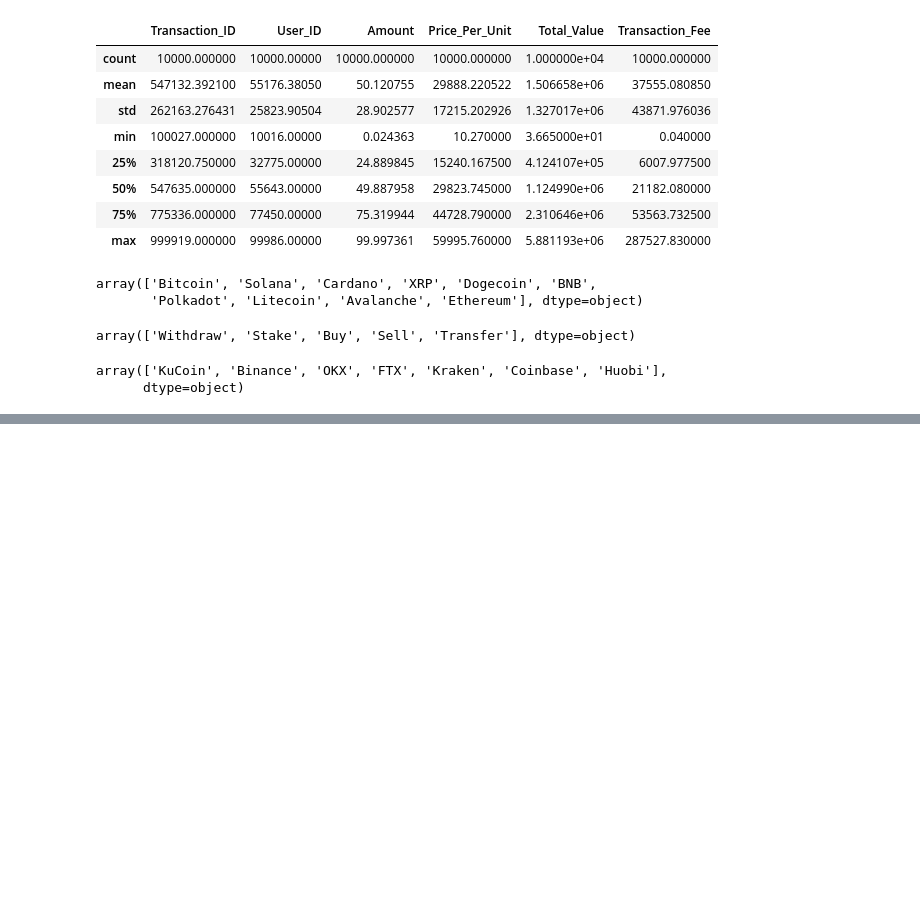
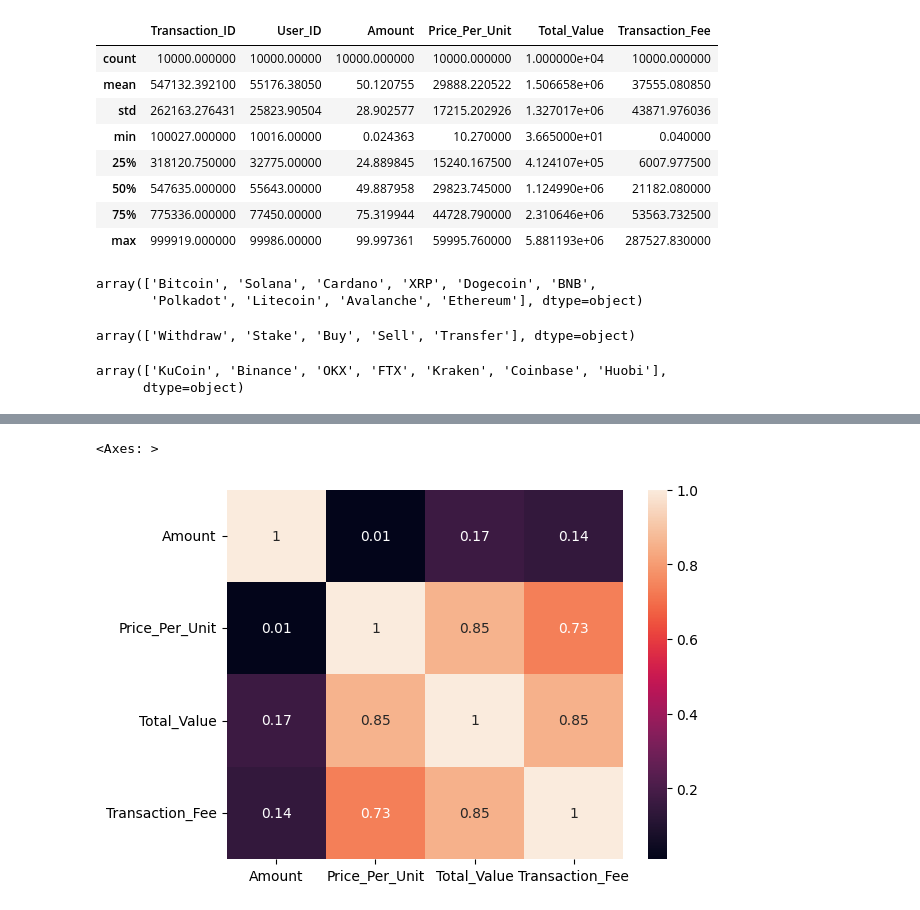
Before and after one commit to MarcLlopart/Crypto-Analysis, a Jupyter notebook: src/1_eda.ipynb, the cells around one changed output, grey strips where cells are left out. Saved outputs shown, nothing was run; the diff lists cells and outputs as text; code cells hidden in the pictures; blank space fills up the shorter version.

```diff
--- a/src/1_eda.ipynb
+++ b/src/1_eda.ipynb
@@ -72,0 +474,10 @@ transactions['Crypto'].unique()
+# %%
+import seaborn as sns
+
+numeric_df = df.select_dtypes(include=[np.number])
+numeric_df = numeric_df.drop(['Transaction_ID', 'User_ID'], axis=1)
+correlation = numeric_df.corr()
+sns.heatmap(correlation, annot=True)
+# %% [output]
+<Axes: >
+[figure, added]
```
Also changed, not shown: parts of 16 cells of this notebook, 1 other file.
